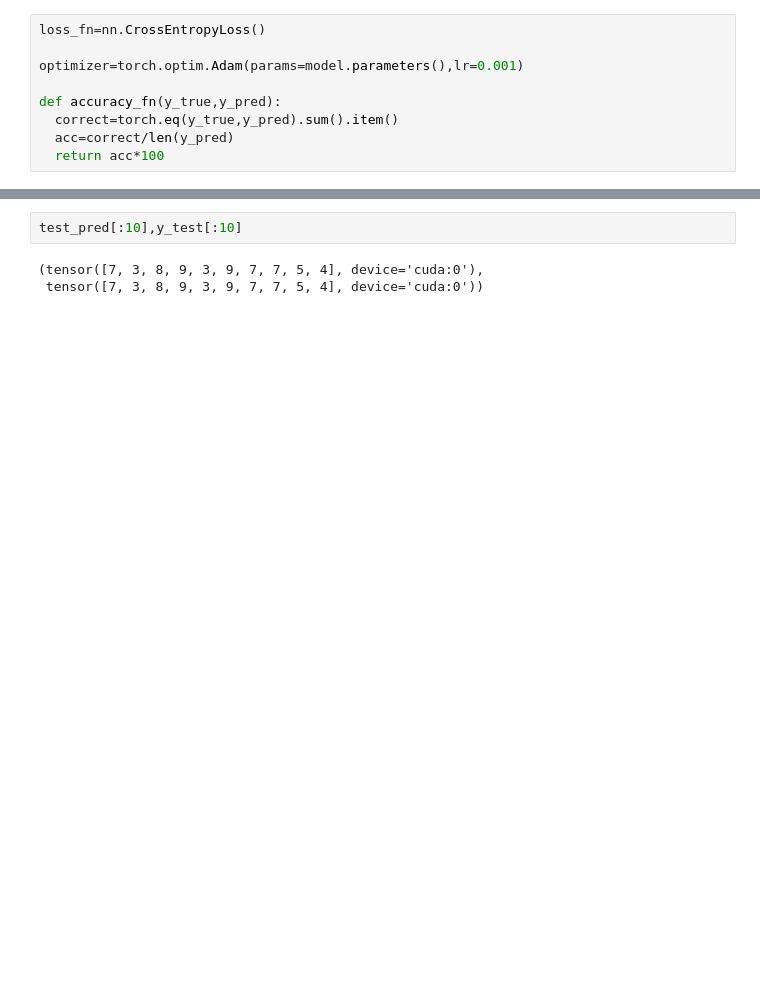
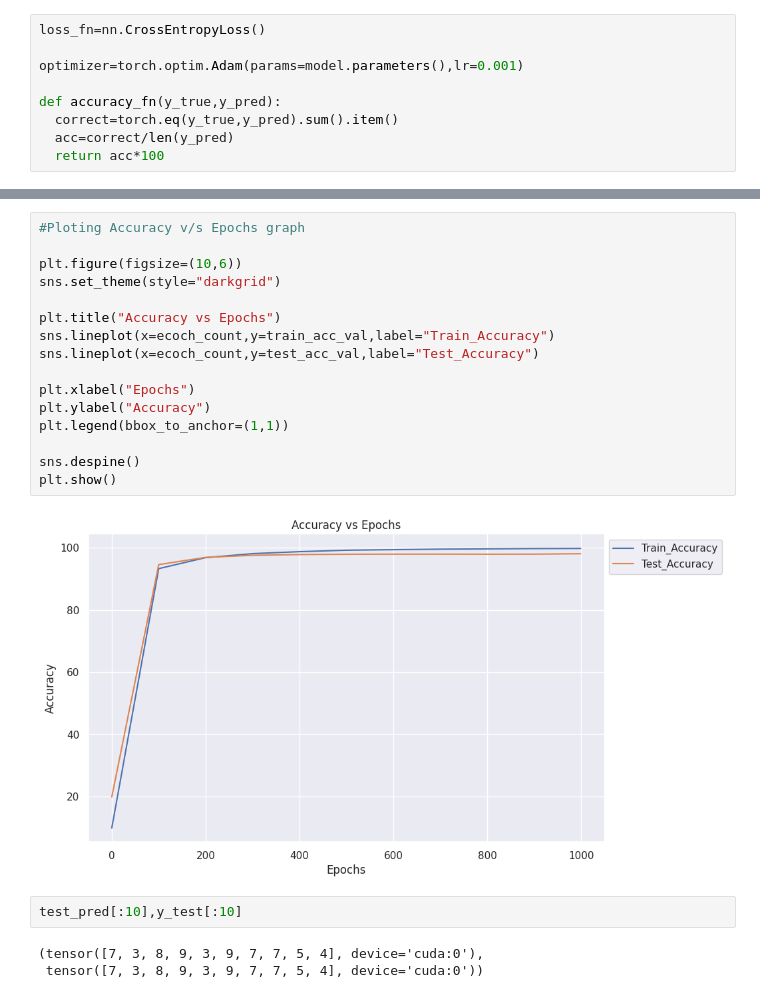
Before and after one commit to vikassinngh123/AI-ML-Learning, a Jupyter notebook: 06-Deep-Learning/01-PyTorch/01-PyTorch-Basic-Models/03_mnist_classification_model.ipynb, the cells around one changed output, grey strips where cells are left out. Saved outputs shown, nothing was run; the diff lists cells and outputs as text; blank space fills up the shorter version.

```diff
--- a/06-Deep-Learning/01-PyTorch/01-PyTorch-Basic-Models/03_mnist_classification_model.ipynb
+++ b/06-Deep-Learning/01-PyTorch/01-PyTorch-Basic-Models/03_mnist_classification_model.ipynb
@@ -124,3 +165,21 @@ Epochs:999 | Train_Loss: 0.00 | Train_Accuracy: 100.00 | Test_Loss: 0.17 | Test_
+# %%
+#Ploting Accuracy v/s Epochs graph
+
+plt.figure(figsize=(10,6))
+sns.set_theme(style="darkgrid")
+
+plt.title("Accuracy vs Epochs")
+sns.lineplot(x=ecoch_count,y=train_acc_val,label="Train_Accuracy")
+sns.lineplot(x=ecoch_count,y=test_acc_val,label="Test_Accuracy")
+
+plt.xlabel("Epochs")
+plt.ylabel("Accuracy")
+plt.legend(bbox_to_anchor=(1,1))
+
+sns.despine()
+plt.show()
+# %% [output]
+[figure, added]
 # %%
 test_pred[:10],y_test[:10]
 # %% [output]
```
Also changed, not shown: parts of 6 cells of this notebook.
